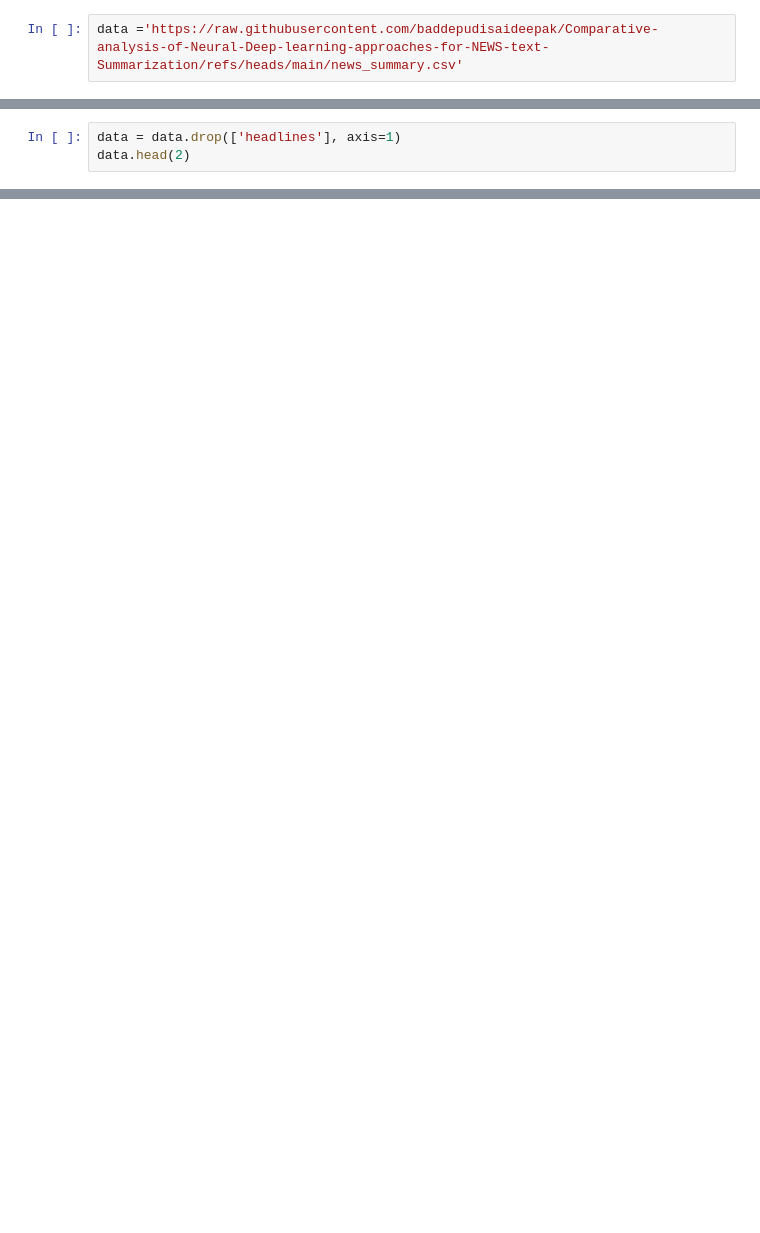
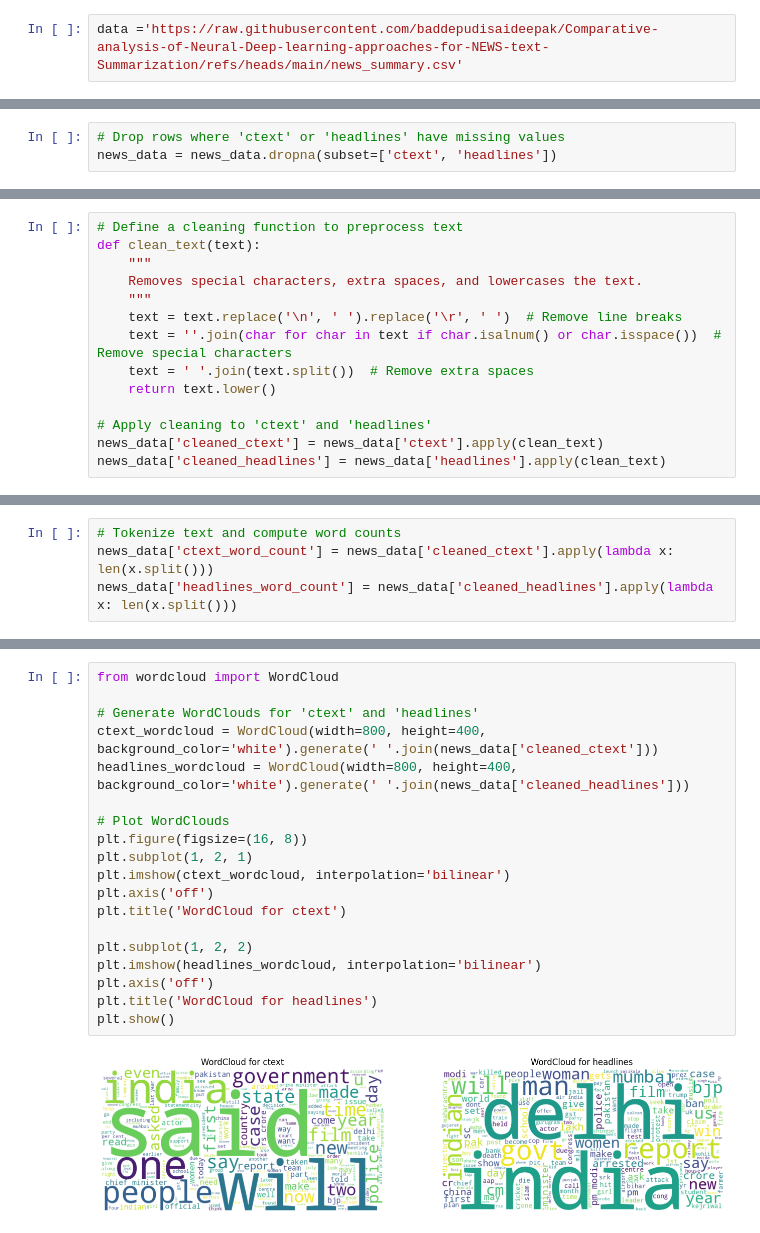
Before and after one commit to baddepudisaideepak/Comparative-analysis-of-Neural-Deep-learning-approaches-for-NEWS-text-Summarization, a Jupyter notebook: finalprojectcode.ipynb, the cells around one changed output, grey strips where cells are left out. Saved outputs shown, nothing was run; the diff lists cells and outputs as text; blank space fills up the shorter version.

Commit message:
Updated the Preprocessing techniques

```diff
--- a/finalprojectcode.ipynb
+++ b/finalprojectcode.ipynb
@@ -289,3 +29,0 @@ data['headlines_output'] = data['headlines'] + END_TOKEN
-# %%
-data = data.drop(['headlines'], axis=1)
-data.head(2)
@@ -448,0 +62,3 @@ ValueError: all the input arrays must have same number of dimensions, but the ar
+# %%
+# Drop rows where 'ctext' or 'headlines' have missing values
+news_data = news_data.dropna(subset=['ctext', 'headlines'])
@@ -448,0 +69,14 @@ ValueError: all the input arrays must have same number of dimensions, but the ar
+# %%
+# Define a cleaning function to preprocess text
+def clean_text(text):
+    """
+    Removes special characters, extra spaces, and lowercases the text.
+    """
+    text = text.replace('\n', ' ').replace('\r', ' ')  # Remove line breaks
+    text = ''.join(char for char in text if char.isalnum() or char.isspace())  # Remove special characters
+    text = ' '.join(text.split())  # Remove extra spaces
+    return text.lower()
+
+# Apply cleaning to 'ctext' and 'headlines'
+news_data['cleaned_ctext'] = news_data['ctext'].apply(clean_text)
+news_data['cleaned_headlines'] = news_data['headlines'].apply(clean_text)
@@ -448,0 +85,4 @@ ValueError: all the input arrays must have same number of dimensions, but the ar
+# %%
+# Tokenize text and compute word counts
+news_data['ctext_word_count'] = news_data['cleaned_ctext'].apply(lambda x: len(x.split()))
+news_data['headlines_word_count'] = news_data['cleaned_headlines'].apply(lambda x: len(x.split()))
@@ -448,0 +132,21 @@ ValueError: all the input arrays must have same number of dimensions, but the ar
+# %%
+from wordcloud import WordCloud
+
+# Generate WordClouds for 'ctext' and 'headlines'
+ctext_wordcloud = WordCloud(width=800, height=400, background_color='white').generate(' '.join(news_data['cleaned_ctext']))
+headlines_wordcloud = WordCloud(width=800, height=400, background_color='white').generate(' '.join(news_data['cleaned_headlines']))
+
+# Plot WordClouds
+plt.figure(figsize=(16, 8))
+plt.subplot(1, 2, 1)
+plt.imshow(ctext_wordcloud, interpolation='bilinear')
+plt.axis('off')
+plt.title('WordCloud for ctext')
+
+plt.subplot(1, 2, 2)
+plt.imshow(headlines_wordcloud, interpolation='bilinear')
+plt.axis('off')
+plt.title('WordCloud for headlines')
+plt.show()
+# %% [output]
+[figure, added]
```
Also changed, not shown: parts of 57 cells of this notebook.
